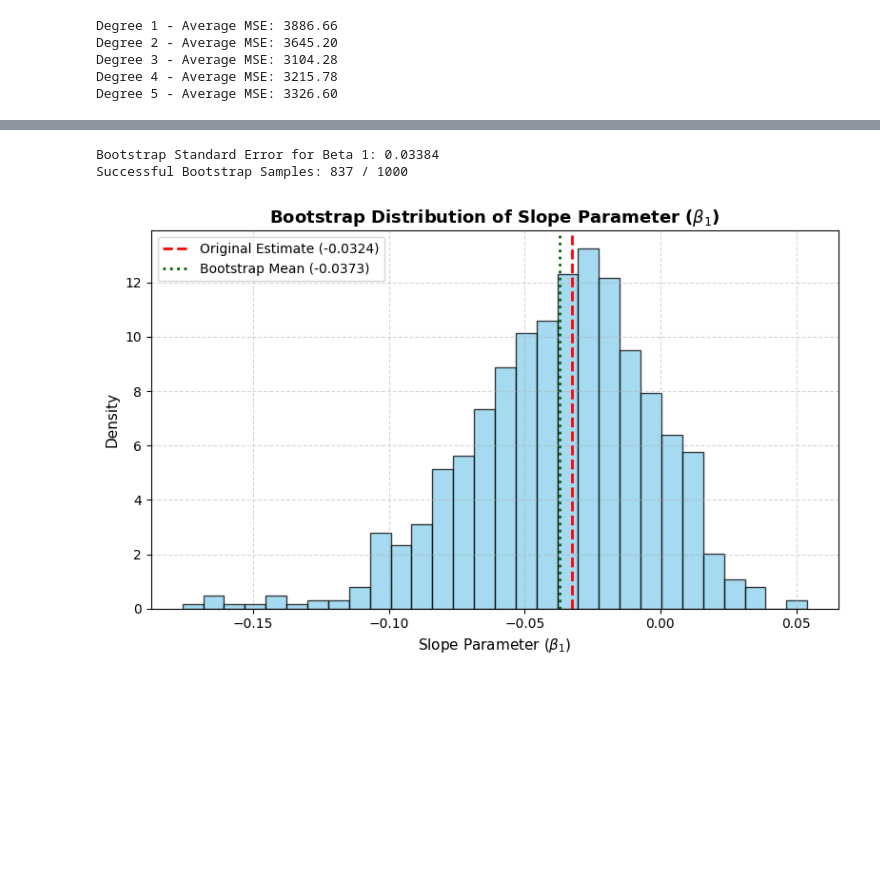
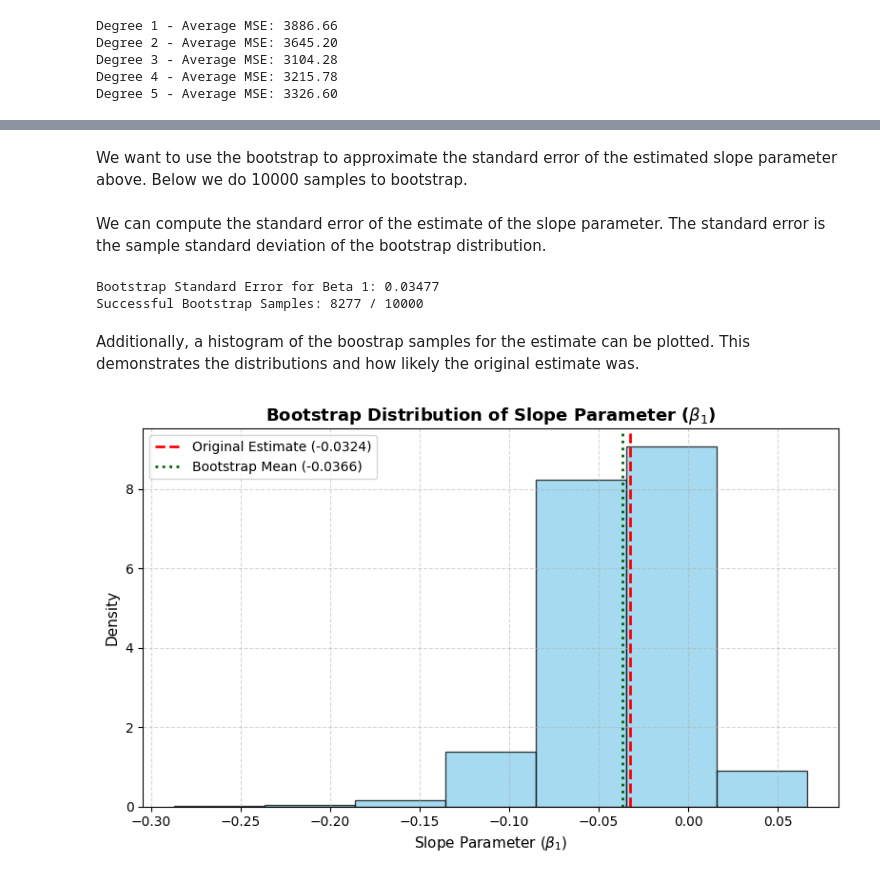
Before and after one commit to ahve19/Resampling_methods, a Jupyter notebook: Resampling_Methods.ipynb, the cells around one changed output, grey strips where cells are left out. Cells and saved outputs as stored; diff of their text form; code cells hidden in the pictures; blank space fills up the shorter version.

```diff
--- a/Resampling_Methods.ipynb
+++ b/Resampling_Methods.ipynb
@@ -404,2 +318,4 @@ Optimization success: True
 Beta 0: 67.17924
 Beta 1: -0.03244
+# %% [markdown]
+We want to use the bootstrap to approximate the standard error of the estimated slope parameter above. Below we do 10000 samples to bootstrap.
@@ -406,54 +354,25 @@ Beta 1: -0.03244
+# %% [markdown]
+We can compute the standard error of the estimate of the slope parameter. The standard error is the sample standard deviation of the bootstrap distribution.
+# %%
+
+# Compute Standard Error
+se_beta1 = np.std(bootstrap_beta1, ddof=1)
+
+print(f"Bootstrap Standard Error for Beta 1: {se_beta1:.5f}")
+print(
+    f"Successful Bootstrap Samples: {len(bootstrap_beta1)} / {n_bootstraps}"
+)
+# %% [output]
+Bootstrap Standard Error for Beta 1: 0.03477
+Successful Bootstrap Samples: 8277 / 10000
+# %% [markdown]
+Additionally, a histogram of the boostrap samples for the estimate can be plotted. This demonstrates the distributions and how likely the original estimate was.
 # %%
-# Convert to NumPy arrays to ensure integer indexing works reliably
-x_arr = np.array(x)
-y_arr = np.array(y)
-n_samples = len(y_arr)
 
-# Bootstrap settings
-n_bootstraps = 1000
-bootstrap_beta1 = []
-
-# Set seed for reproducibility
-np.random.seed(42)
-
-# --- Bootstrap Loop ---
-for _ in range(n_bootstraps):
-    # 1. Resample data with replacement
-    boot_indices = np.random.choice(n_samples, size=n_samples, replace=True)
-    x_boot = x_arr[boot_indices]
-    y_boot = y_arr[boot_indices]
-
-    # Center using original x[0] for consistent parameter scaling
-    x_boot_centered = x_boot - x_arr[0]
-
-    # 2. Refit negative log-likelihood on bootstrap sample
-    res = minimize(
-        neg_log_likelihood,
-        initial_guess,
-        args=(x_boot_centered, y_boot),
-        method="BFGS",
-    )
-
-    # Store slope estimate if optimization converged
-    if res.success:
-        bootstrap_beta1.append(res.x[1])
-
-bootstrap_beta1 = np.array(bootstrap_beta1)
-
-# --- Compute Standard Error ---
-# Standard error is the sample standard deviation of the bootstrap distribution
-se_beta1 = np.std(bootstrap_beta1, ddof=1)
-
-print(f"Bootstrap Standard Error for Beta 1: {se_beta1:.5f}")
-print(
-    f"Successful Bootstrap Samples: {len(bootstrap_beta1)} / {n_bootstraps}"
-)
-
-# --- Plot Histogram ---
 plt.figure(figsize=(8, 5))
 plt.hist(
     bootstrap_beta1,
-    bins=30,
+    bins=7,
     color="skyblue",
     edgecolor="black",
     alpha=0.75,
@@ -462,33 +381,31 @@ plt.hist(
 
 # Add reference lines for original point estimate and bootstrap mean
 plt.axvline(
     beta1,
     color="red",
     linestyle="--",
     linewidth=2,
     label=f"Original Estimate ({beta1:.4f})",
 )
 plt.axvline(
     np.mean(bootstrap_beta1),
     color="darkgreen",
     linestyle=":",
     linewidth=2,
     label=f"Bootstrap Mean ({np.mean(bootstrap_beta1):.4f})",
 )
 
 plt.xlabel(r"Slope Parameter ($\beta_1$)", fontsize=11)
 plt.ylabel("Density", fontsize=11)
 plt.title(
     r"Bootstrap Distribution of Slope Parameter ($\beta_1$)",
     fontsize=13,
     fontweight="bold",
 )
 plt.legend()
 plt.grid(True, linestyle="--", alpha=0.5)
 
 plt.tight_layout()
 plt.show()
 # %% [output]
-Bootstrap Standard Error for Beta 1: 0.03384
-Successful Bootstrap Samples: 837 / 1000
-[figure, old version]
+[figure, new version]
```
Also changed, not shown: parts of 25 cells of this notebook.
